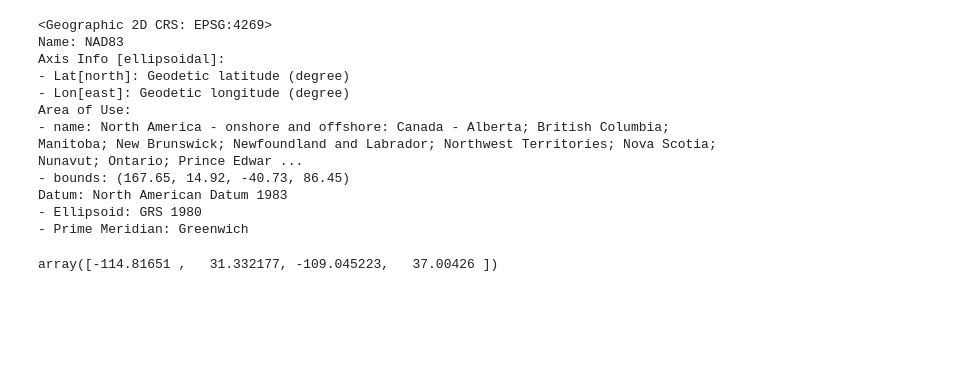
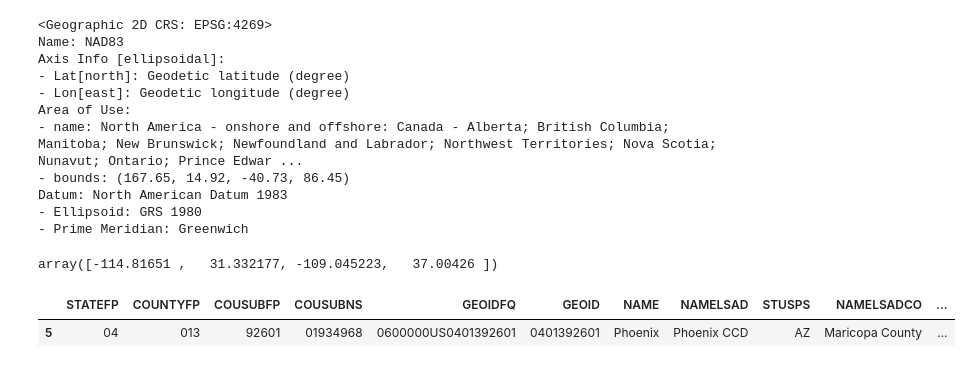
Before and after one commit to emmabeamitchell/Biodiversity_intactness, a Jupyter notebook: biodiversity_intactness.ipynb, the cells around one changed output. Saved outputs shown, nothing was run; the diff lists cells and outputs as text; code cells hidden in the pictures; blank space fills up the shorter version.

```diff
--- a/biodiversity_intactness.ipynb
+++ b/biodiversity_intactness.ipynb
@@ -230,0 +302,5 @@ array([-114.81651 ,   31.332177, -109.045223,   37.00426 ])
+# %%
+phoenix_shp.head()
+# %% [output]
+|  | STATEFP | COUNTYFP | COUSUBFP | COUSUBNS | GEOIDFQ | GEOID | NAME | NAMELSAD | STUSPS | NAMELSADCO | ... |
+| 5 | 04 | 013 | 92601 | 01934968 | 0600000US0401392601 | 0401392601 | Phoenix | Phoenix CCD | AZ | Maricopa County | ... |
```
Also changed, not shown: parts of 15 cells of this notebook.
